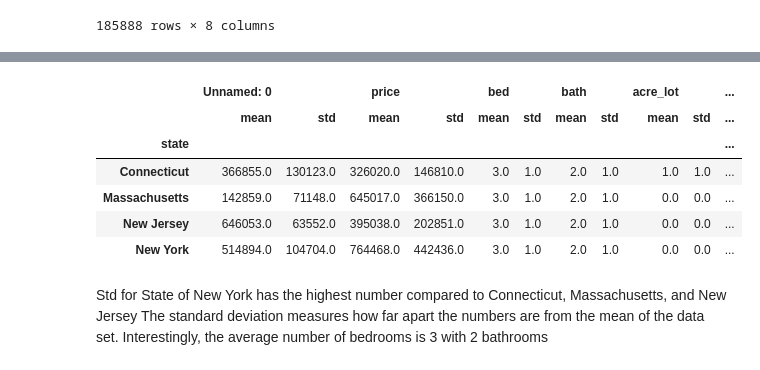
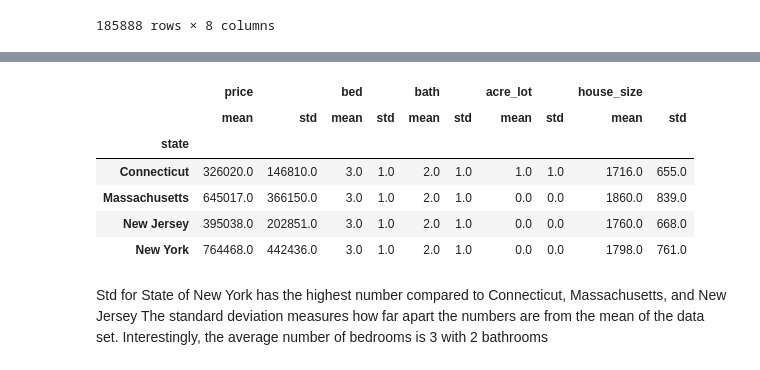
Before and after one commit to NMcHale029/BC-Project-1, a Jupyter notebook: cites.ipynb, the cells around one changed output, grey strips where cells are left out. Saved outputs shown, nothing was run; the diff lists cells and outputs as text; code cells hidden in the pictures.

```diff
--- a/cites.ipynb
+++ b/cites.ipynb
@@ -46,3 +42,7 @@ states_df
 | 185886 | 733147 | 629000.0 | 5.0 | 2.0 | 0.06 | 2084.0 | New Jersey | New Brunswick |
 | 185887 | 733157 | 499900.0 | 3.0 | 3.0 | 0.28 | 2016.0 | New Jersey | Franklin Twp |
 185888 rows × 8 columns
+# %%
+#remove the column 'Unamed:0'
+states_df = states_df[['price', 'bed', 'bath','acre_lot','house_size','state','city']].reset_index(drop=True)
+states_df
@@ -49,14 +63,14 @@ states_df
 # %%
 #find the Average/ Mean of house prices, and the Standard Deviation.
-states_df.groupby("state").agg(["mean","std"]).round()
+aggregate_df= states_df.groupby("state").agg(["mean","std"]).round()
 # %% [output]
-|  | Unnamed: 0 |  | price |  | bed |  | bath |  | acre_lot |  | ... |
-|  | mean | std | mean | std | mean | std | mean | std | mean | std | ... |
-| state |  |  |  |  |  |  |  |  |  |  | ... |
-| Connecticut | 366855.0 | 130123.0 | 326020.0 | 146810.0 | 3.0 | 1.0 | 2.0 | 1.0 | 1.0 | 1.0 | ... |
-| Massachusetts | 142859.0 | 71148.0 | 645017.0 | 366150.0 | 3.0 | 1.0 | 2.0 | 1.0 | 0.0 | 0.0 | ... |
-| New Jersey | 646053.0 | 63552.0 | 395038.0 | 202851.0 | 3.0 | 1.0 | 2.0 | 1.0 | 0.0 | 0.0 | ... |
-| New York | 514894.0 | 104704.0 | 764468.0 | 442436.0 | 3.0 | 1.0 | 2.0 | 1.0 | 0.0 | 0.0 | ... |
+|  | price |  | bed |  | bath |  | acre_lot |  | house_size |  |
+|  | mean | std | mean | std | mean | std | mean | std | mean | std |
+| state |  |  |  |  |  |  |  |  |  |  |
+| Connecticut | 326020.0 | 146810.0 | 3.0 | 1.0 | 2.0 | 1.0 | 1.0 | 1.0 | 1716.0 | 655.0 |
+| Massachusetts | 645017.0 | 366150.0 | 3.0 | 1.0 | 2.0 | 1.0 | 0.0 | 0.0 | 1860.0 | 839.0 |
+| New Jersey | 395038.0 | 202851.0 | 3.0 | 1.0 | 2.0 | 1.0 | 0.0 | 0.0 | 1760.0 | 668.0 |
+| New York | 764468.0 | 442436.0 | 3.0 | 1.0 | 2.0 | 1.0 | 0.0 | 0.0 | 1798.0 | 761.0 |
 # %% [markdown]
 Std for State of New York has the highest number compared to Connecticut, Massachusetts, and New Jersey
 The standard deviation measures how far apart the numbers are from the mean of the data set.
```
Also changed, not shown: parts of 23 cells of this notebook.
